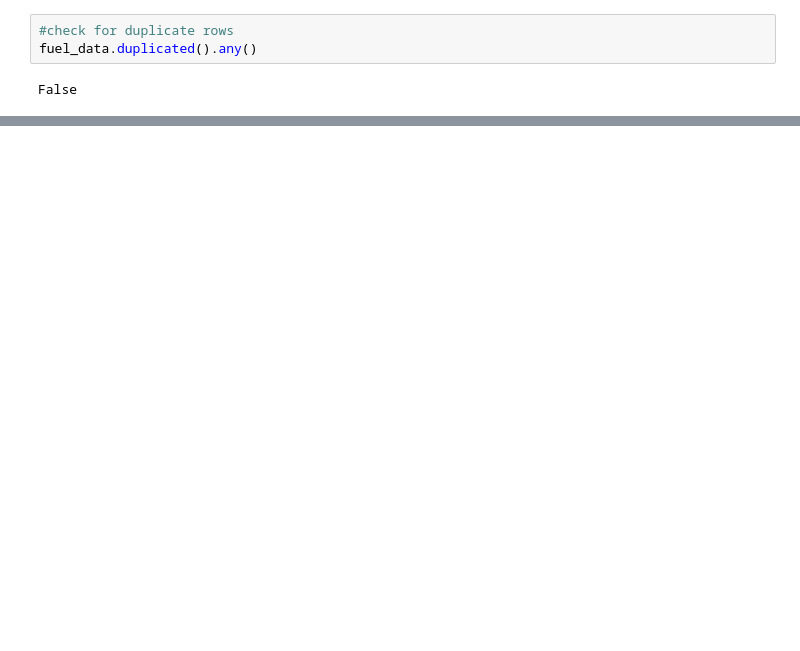
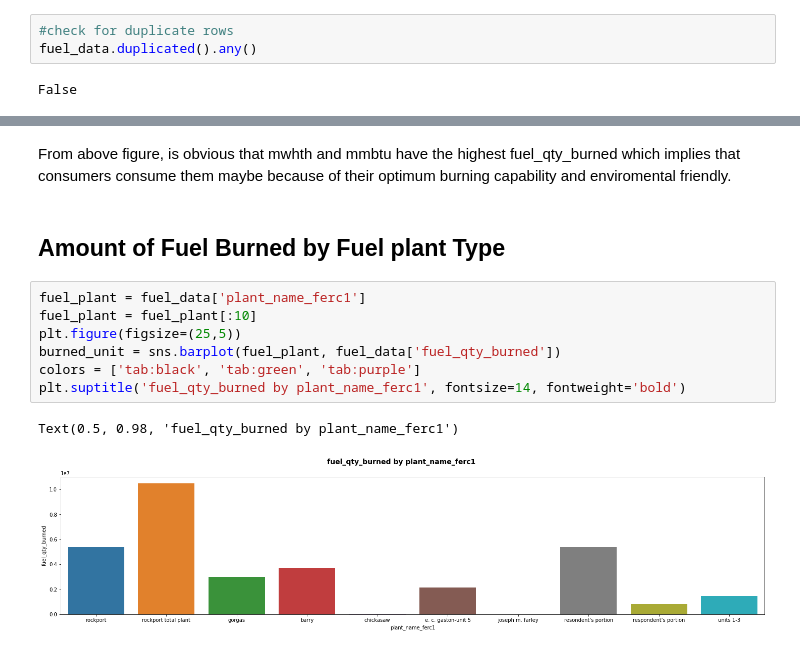
Before and after one commit to johnsonejike/Data_sharing_johnson, a Jupyter notebook: ipython_ML.ipynb, the cells around one changed output, grey strips where cells are left out. Saved outputs shown, nothing was run; the diff lists cells and outputs as text; blank space fills up the shorter version.

```diff
--- a/ipython_ML.ipynb
+++ b/ipython_ML.ipynb
@@ -125,0 +318,14 @@ False
+# %% [markdown]
+From above figure, is obvious that mwhth and mmbtu have the highest fuel_qty_burned which implies that consumers consume them maybe because of their optimum burning capability and enviromental friendly.
+# %% [markdown]
+## Amount of Fuel Burned by Fuel plant Type
+# %%
+fuel_plant = fuel_data['plant_name_ferc1']
+fuel_plant = fuel_plant[:10]
+plt.figure(figsize=(25,5))
+burned_unit = sns.barplot(fuel_plant, fuel_data['fuel_qty_burned'])
+colors = ['tab:black', 'tab:green', 'tab:purple']
+plt.suptitle('fuel_qty_burned by plant_name_ferc1', fontsize=14, fontweight='bold')
+# %% [output]
+Text(0.5, 0.98, 'fuel_qty_burned by plant_name_ferc1')
+[figure, added]
```
Also changed, not shown: parts of 51 cells of this notebook.
